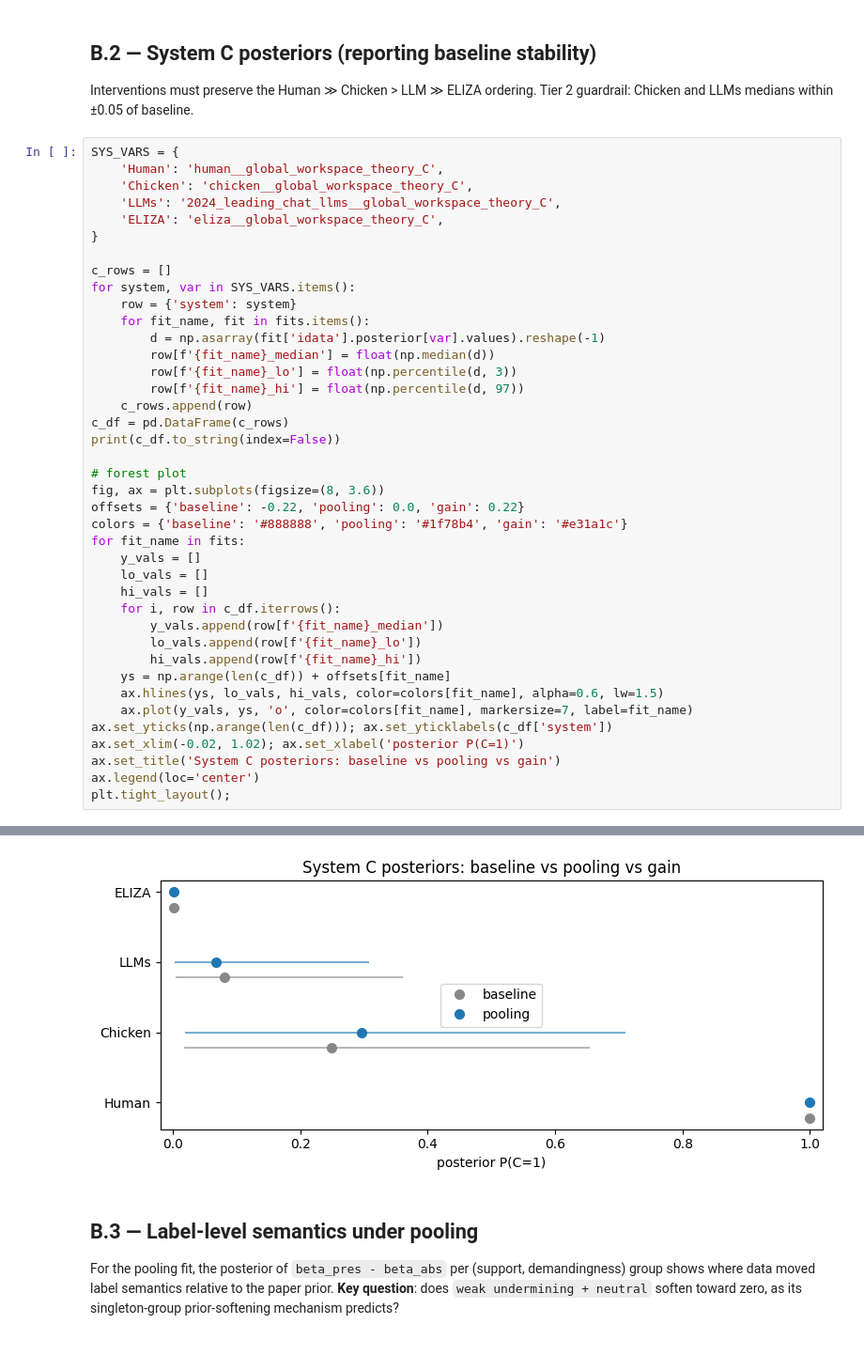
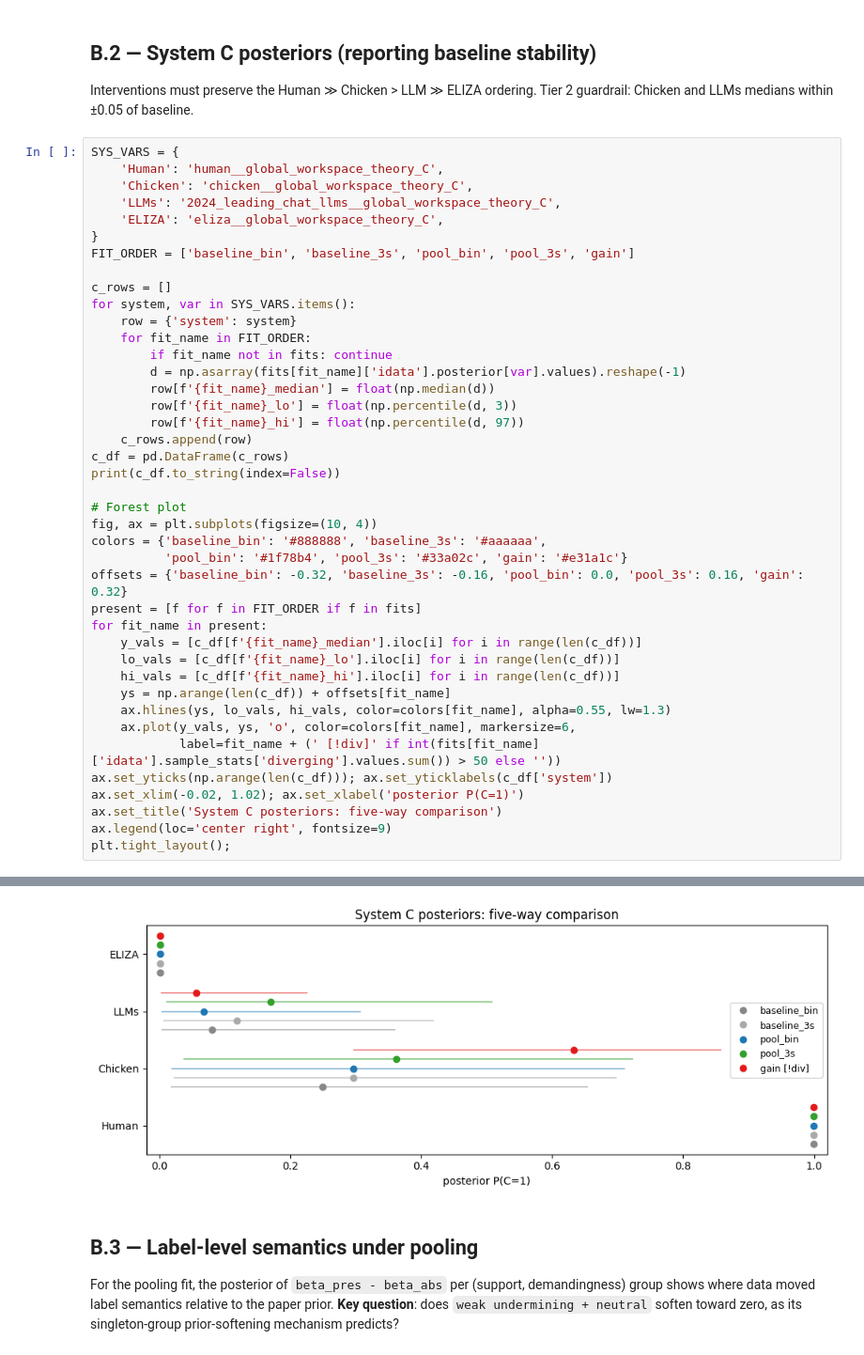
Before and after one commit to RyanJafefKelly/dcm-code, a Jupyter notebook: notebooks/18_gwt_tree_propagation.ipynb, the cells around one changed output, grey strips where cells are left out. Shown at 94% size. Cells and saved outputs as stored; diff of their text form.

```diff
--- a/notebooks/18_gwt_tree_propagation.ipynb
+++ b/notebooks/18_gwt_tree_propagation.ipynb
@@ -556,12 +559,14 @@ SYS_VARS = {
     'LLMs': '2024_leading_chat_llms__global_workspace_theory_C',
     'ELIZA': 'eliza__global_workspace_theory_C',
 }
+FIT_ORDER = ['baseline_bin', 'baseline_3s', 'pool_bin', 'pool_3s', 'gain']
 
 c_rows = []
 for system, var in SYS_VARS.items():
     row = {'system': system}
-    for fit_name, fit in fits.items():
-        d = np.asarray(fit['idata'].posterior[var].values).reshape(-1)
+    for fit_name in FIT_ORDER:
+        if fit_name not in fits: continue
+        d = np.asarray(fits[fit_name]['idata'].posterior[var].values).reshape(-1)
         row[f'{fit_name}_median'] = float(np.median(d))
         row[f'{fit_name}_lo'] = float(np.percentile(d, 3))
         row[f'{fit_name}_hi'] = float(np.percentile(d, 97))
@@ -569,24 +574,23 @@ for system, var in SYS_VARS.items():
 c_df = pd.DataFrame(c_rows)
 print(c_df.to_string(index=False))
 
-# forest plot
-fig, ax = plt.subplots(figsize=(8, 3.6))
-offsets = {'baseline': -0.22, 'pooling': 0.0, 'gain': 0.22}
-colors = {'baseline': '#888888', 'pooling': '#1f78b4', 'gain': '#e31a1c'}
-for fit_name in fits:
-    y_vals = []
-    lo_vals = []
-    hi_vals = []
-    for i, row in c_df.iterrows():
-        y_vals.append(row[f'{fit_name}_median'])
-        lo_vals.append(row[f'{fit_name}_lo'])
-        hi_vals.append(row[f'{fit_name}_hi'])
+# Forest plot
+fig, ax = plt.subplots(figsize=(10, 4))
+colors = {'baseline_bin': '#888888', 'baseline_3s': '#aaaaaa',
+          'pool_bin': '#1f78b4', 'pool_3s': '#33a02c', 'gain': '#e31a1c'}
+offsets = {'baseline_bin': -0.32, 'baseline_3s': -0.16, 'pool_bin': 0.0, 'pool_3s': 0.16, 'gain': 0.32}
+present = [f for f in FIT_ORDER if f in fits]
+for fit_name in present:
+    y_vals = [c_df[f'{fit_name}_median'].iloc[i] for i in range(len(c_df))]
+    lo_vals = [c_df[f'{fit_name}_lo'].iloc[i] for i in range(len(c_df))]
+    hi_vals = [c_df[f'{fit_name}_hi'].iloc[i] for i in range(len(c_df))]
     ys = np.arange(len(c_df)) + offsets[fit_name]
-    ax.hlines(ys, lo_vals, hi_vals, color=colors[fit_name], alpha=0.6, lw=1.5)
-    ax.plot(y_vals, ys, 'o', color=colors[fit_name], markersize=7, label=fit_name)
+    ax.hlines(ys, lo_vals, hi_vals, color=colors[fit_name], alpha=0.55, lw=1.3)
+    ax.plot(y_vals, ys, 'o', color=colors[fit_name], markersize=6,
+            label=fit_name + (' [!div]' if int(fits[fit_name]['idata'].sample_stats['diverging'].values.sum()) > 50 else ''))
 ax.set_yticks(np.arange(len(c_df))); ax.set_yticklabels(c_df['system'])
 ax.set_xlim(-0.02, 1.02); ax.set_xlabel('posterior P(C=1)')
-ax.set_title('System C posteriors: baseline vs pooling vs gain')
-ax.legend(loc='center')
+ax.set_title('System C posteriors: five-way comparison')
+ax.legend(loc='center right', fontsize=9)
 plt.tight_layout();
 # %% [output]
@@ -598,4 +602,4 @@ Chicken         0.249437     0.016847     0.654883        0.296688    0.018593
-[figure, old version]
+[figure, new version]
 # %% [markdown]
 ## B.3 — Label-level semantics under pooling
 
```
Also changed, not shown: parts of 14 cells of this notebook.
